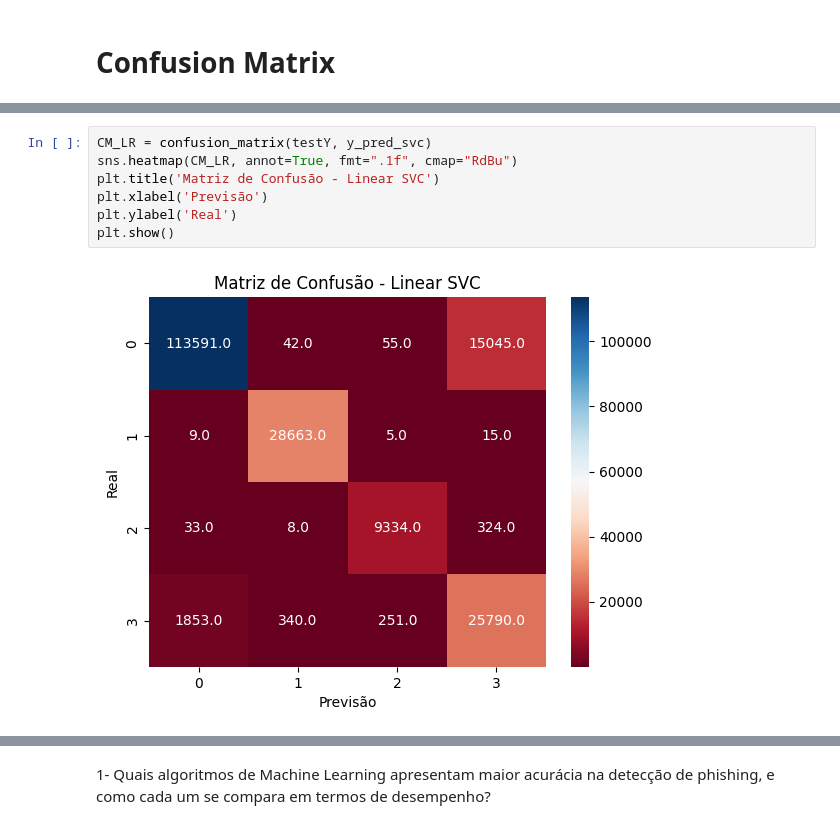
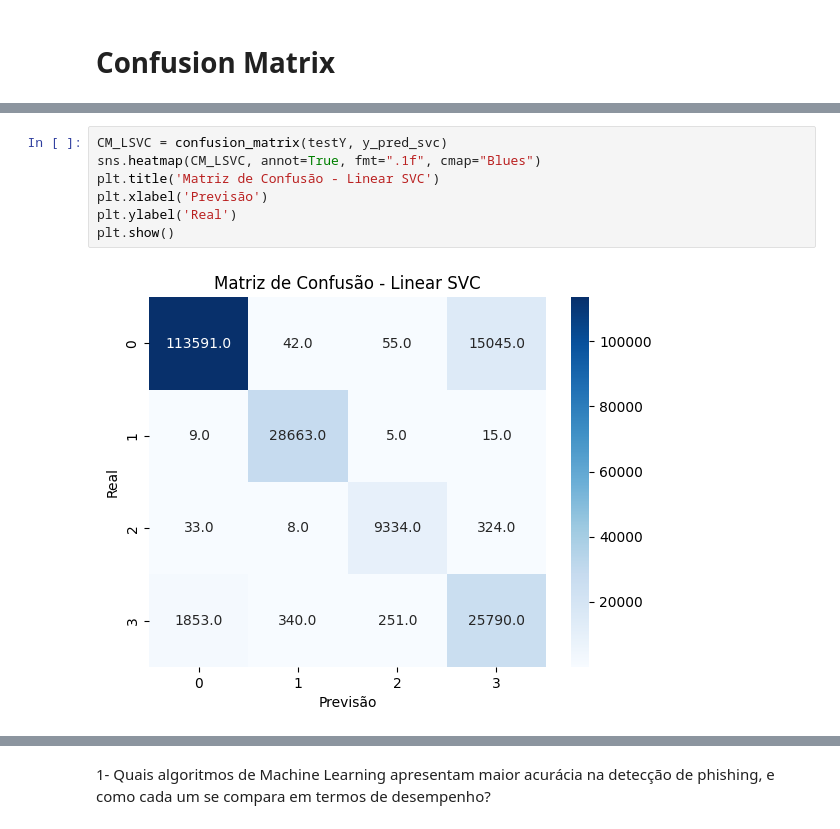
Before and after one commit to leolibardi/TCC-2024---ML-TO-DETEC-MALICIOUS-URL, a Jupyter notebook: TCC-Update-05-11-2024.ipynb, the cells around one changed output, grey strips where cells are left out. Saved outputs shown, nothing was run; the diff lists cells and outputs as text.

```diff
--- a/TCC-Update-05-11-2024.ipynb
+++ b/TCC-Update-05-11-2024.ipynb
@@ -281,10 +261,10 @@ plt.show()
 # %%
-CM_LR = confusion_matrix(testY, y_pred_svc)
-sns.heatmap(CM_LR, annot=True, fmt=".1f", cmap="RdBu")
+CM_LSVC = confusion_matrix(testY, y_pred_svc)
+sns.heatmap(CM_LSVC, annot=True, fmt=".1f", cmap="Blues")
 plt.title('Matriz de Confusão - Linear SVC')
 plt.xlabel('Previsão')
 plt.ylabel('Real')
 plt.show()
 # %% [output]
-[figure, old version]
+[figure, new version]
 # %%
```
Also changed, not shown: parts of 20 cells of this notebook, 2 other files.
